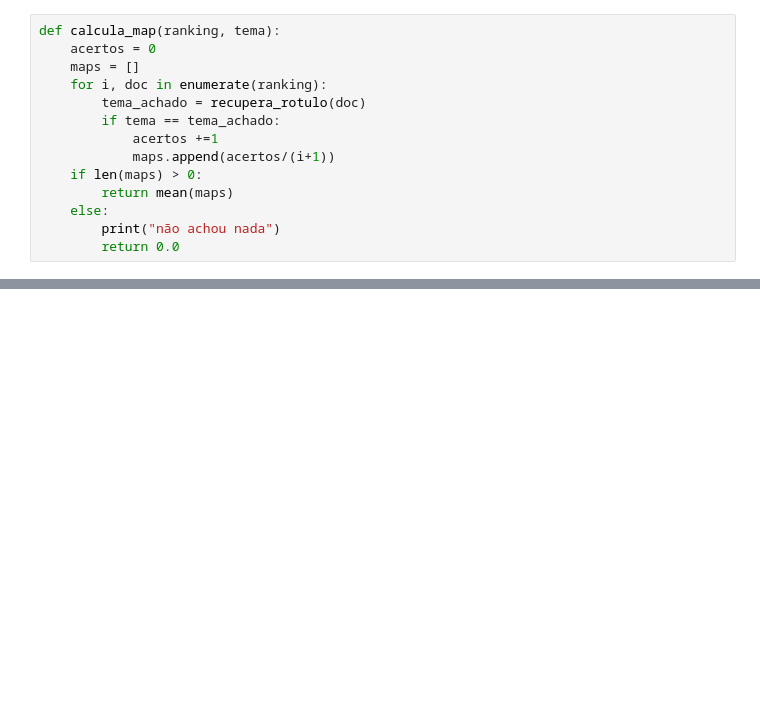
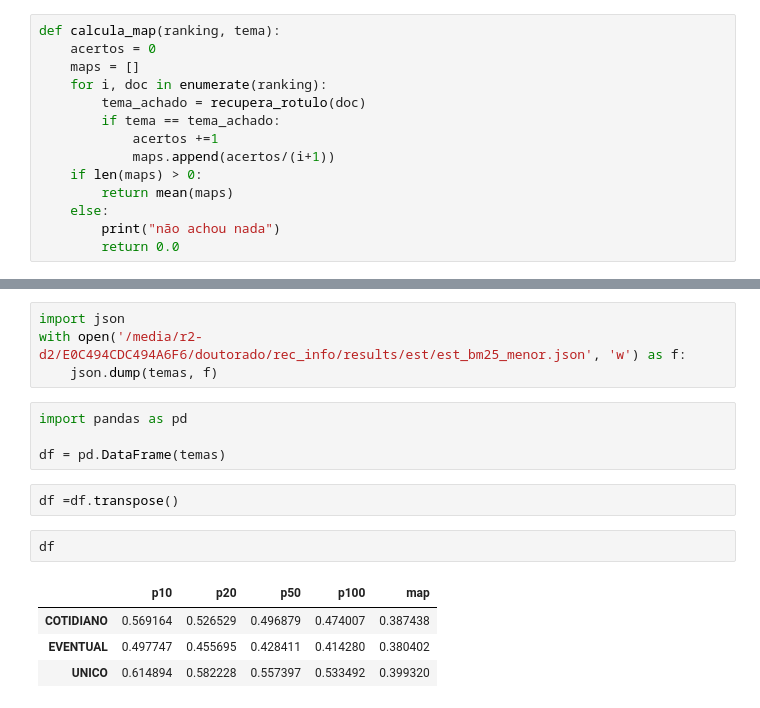
Before and after one commit to murilogoes/info-retrieval, a Jupyter notebook: bm25_covid.ipynb, the cells around one changed output, grey strips where cells are left out. Cells and saved outputs as stored; diff of their text form; blank space fills up the shorter version.

```diff
--- a/bm25_covid.ipynb
+++ b/bm25_covid.ipynb
@@ -298,0 +304,17 @@ temas
+# %%
+import json
+with open('/media/r2-d2/E0C494CDC494A6F6/doutorado/rec_info/results/est/est_bm25_menor.json', 'w') as f:
+    json.dump(temas, f)
+# %%
+import pandas as pd
+
+df = pd.DataFrame(temas)
+# %%
+df =df.transpose()
+# %%
+df
+# %% [output]
+|  | p10 | p20 | p50 | p100 | map |
+| COTIDIANO | 0.569164 | 0.526529 | 0.496879 | 0.474007 | 0.387438 |
+| EVENTUAL | 0.497747 | 0.455695 | 0.428411 | 0.414280 | 0.380402 |
+| UNICO | 0.614894 | 0.582228 | 0.557397 | 0.533492 | 0.399320 |
```
Also changed, not shown: parts of 22 cells of this notebook, 10 other files.
